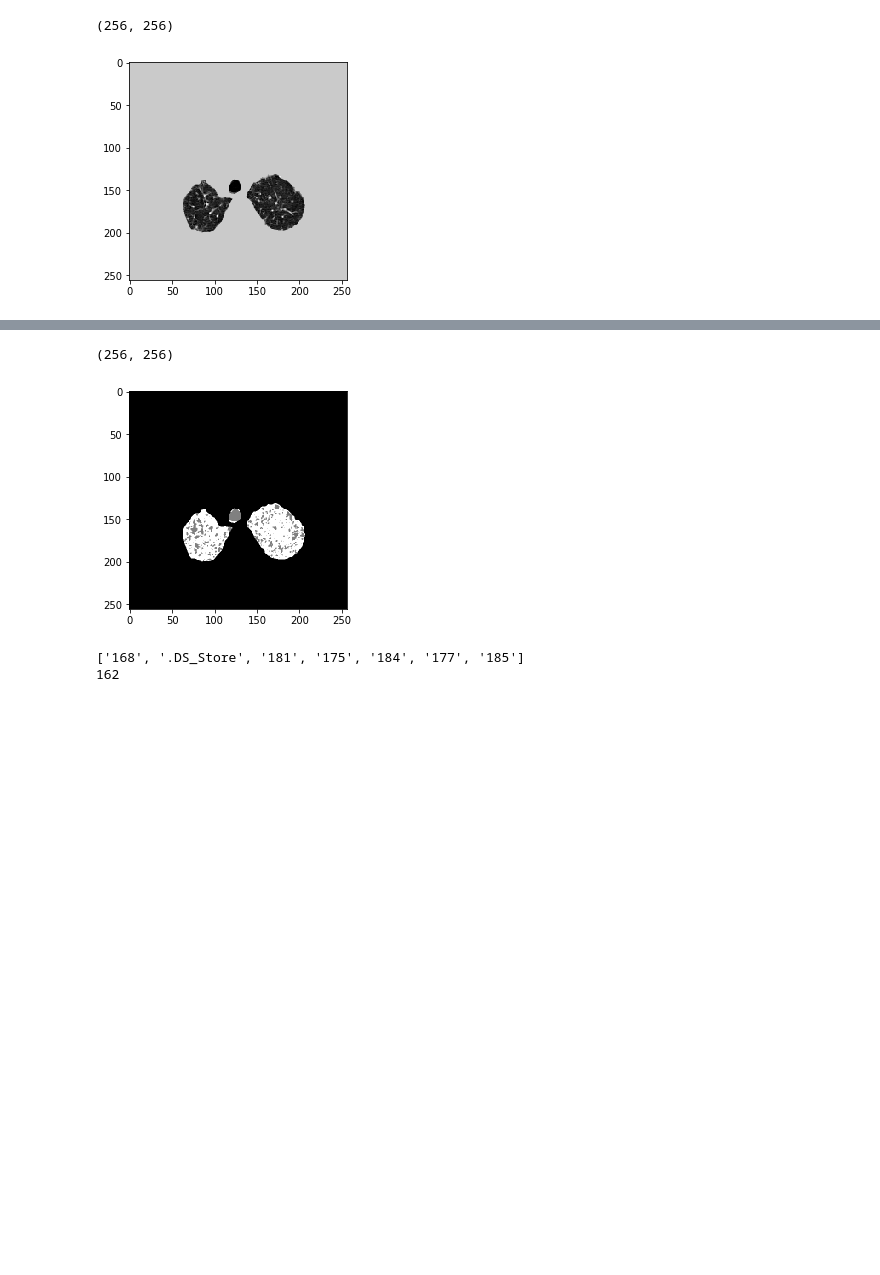
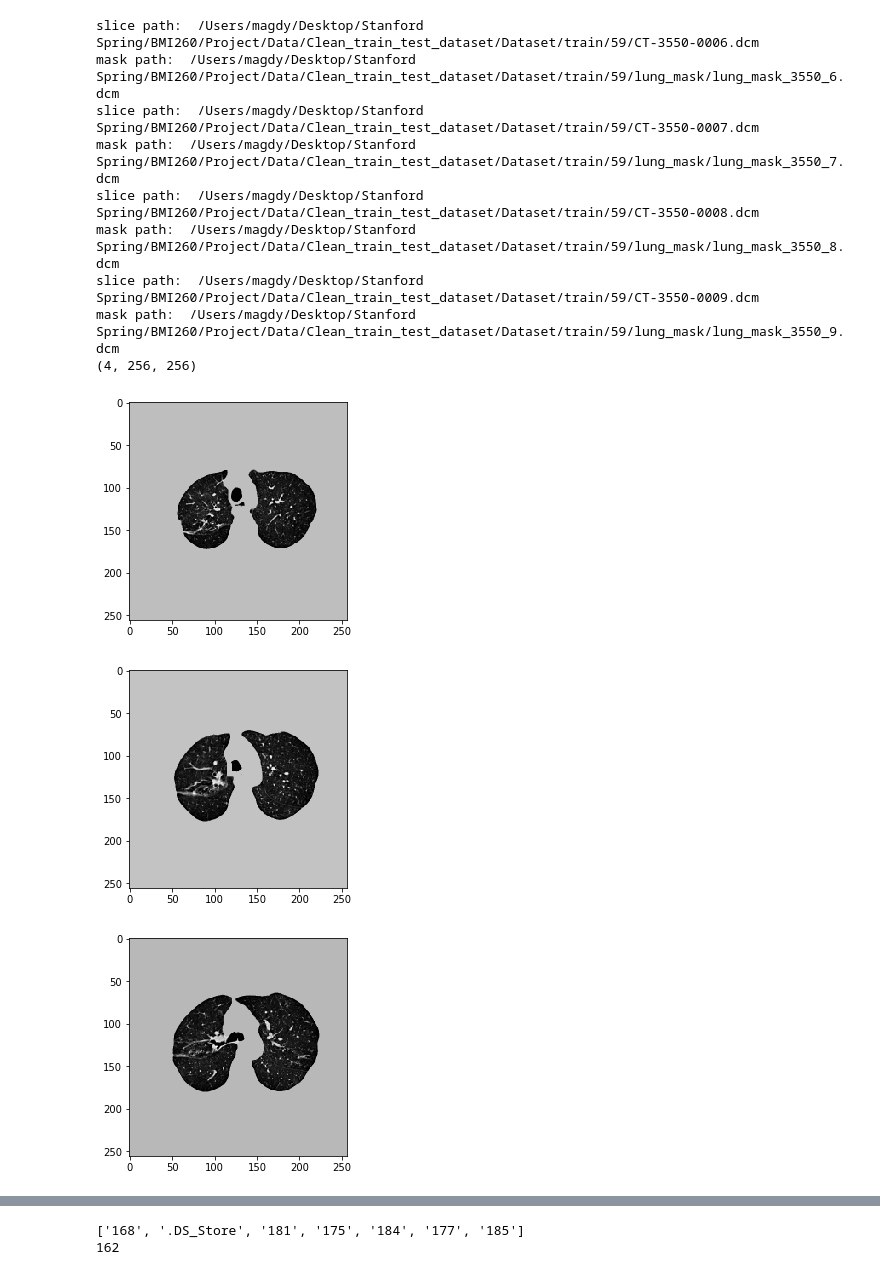
Before and after one commit to magdyksaleh/cs231n_bmi260_project, a Jupyter notebook: Test_dataset.ipynb, the cells around one changed output, grey strips where cells are left out. Drawn from its saved outputs; the diff is of its cells as text; code cells hidden in the pictures; blank space fills up the shorter version.

Commit message:
conv3d loader

```diff
--- a/Test_dataset.ipynb
+++ b/Test_dataset.ipynb
@@ -14,16 +14,32 @@ import numpy as np
 import matplotlib.pyplot as plt
 from tqdm import tnrange, tqdm_notebook
 # %%
-from Pytorch_UNet.UNet_Loader import ILDDataset
-lung_dataset = ILDDataset(cystic_path='/Users/magdy/Desktop/Stanford Spring/BMI260/Project/Data/cystic_dataset_masks/Train',
-                          root_dir='/Users/magdy/Desktop/Stanford Spring/BMI260/Project/Data/Cystic Dataset/Train',
+from Conv3D_Dataset import ILDDataset
+lung_dataset = ILDDataset(csv_file='/Users/magdy/Desktop/Stanford Spring/BMI260/Project/Data/Clean_train_test_dataset/Dataset/train_labels.csv',
+                          root_dir='/Users/magdy/Desktop/Stanford Spring/BMI260/Project/Data/Clean_train_test_dataset/Dataset/train',
                           mask=True, HU=True, resize=256)
 # %%
 # print(lung_dataset.__len__())
-sample = lung_dataset[170]
+sample = lung_dataset[55]
 print(sample[0].shape)
-plt.imshow(sample[0], cmap='gray')
+plt.imshow(sample[0][0], cmap='gray')
 plt.show()
+plt.imshow(sample[0][1], cmap='gray')
+plt.show()
+plt.imshow(sample[0][2], cmap='gray')
+plt.show()
+plt.imshow(sample[0][3], cmap='gray')
+plt.show()
 # %% [output]
-(256, 256)
+slice path:  /Users/magdy/Desktop/Stanford Spring/BMI260/Project/Data/Clean_train_test_dataset/Dataset/train/59/CT-3550-0006.dcm
+mask path:  /Users/magdy/Desktop/Stanford Spring/BMI260/Project/Data/Clean_train_test_dataset/Dataset/train/59/lung_mask/lung_mask_3550_6.dcm
+slice path:  /Users/magdy/Desktop/Stanford Spring/BMI260/Project/Data/Clean_train_test_dataset/Dataset/train/59/CT-3550-0007.dcm
+mask path:  /Users/magdy/Desktop/Stanford Spring/BMI260/Project/Data/Clean_train_test_dataset/Dataset/train/59/lung_mask/lung_mask_3550_7.dcm
+slice path:  /Users/magdy/Desktop/Stanford Spring/BMI260/Project/Data/Clean_train_test_dataset/Dataset/train/59/CT-3550-0008.dcm
+mask path:  /Users/magdy/Desktop/Stanford Spring/BMI260/Project/Data/Clean_train_test_dataset/Dataset/train/59/lung_mask/lung_mask_3550_8.dcm
+slice path:  /Users/magdy/Desktop/Stanford Spring/BMI260/Project/Data/Clean_train_test_dataset/Dataset/train/59/CT-3550-0009.dcm
+mask path:  /Users/magdy/Desktop/Stanford Spring/BMI260/Project/Data/Clean_train_test_dataset/Dataset/train/59/lung_mask/lung_mask_3550_9.dcm
+(4, 256, 256)
-[figure, old version]
+[figure, new version]
+[figure, added]
+[figure, added]
@@ -30,10 +47,3 @@ plt.show()
-# %%
-print(sample[1].shape)
-plt.imshow(sample[1], cmap='gray')
-plt.show()
-# %% [output]
-(256, 256)
-[figure, removed]
 # %%
 #Get number of slices
 cyst_dir = '/Users/magdy/Desktop/Stanford Spring/BMI260/Project/Data/cystic_dataset_masks/Test'
```
Also changed, not shown: parts of 1 cell of this notebook.
